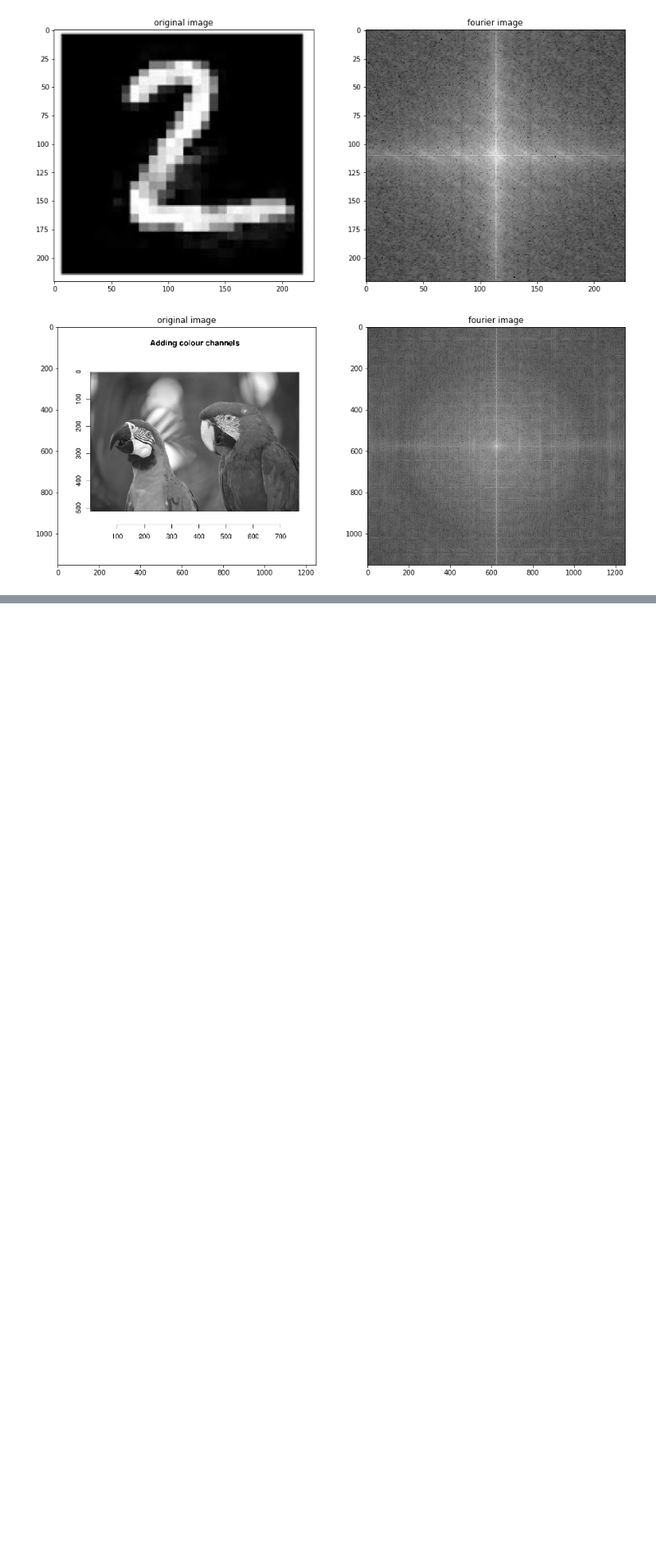
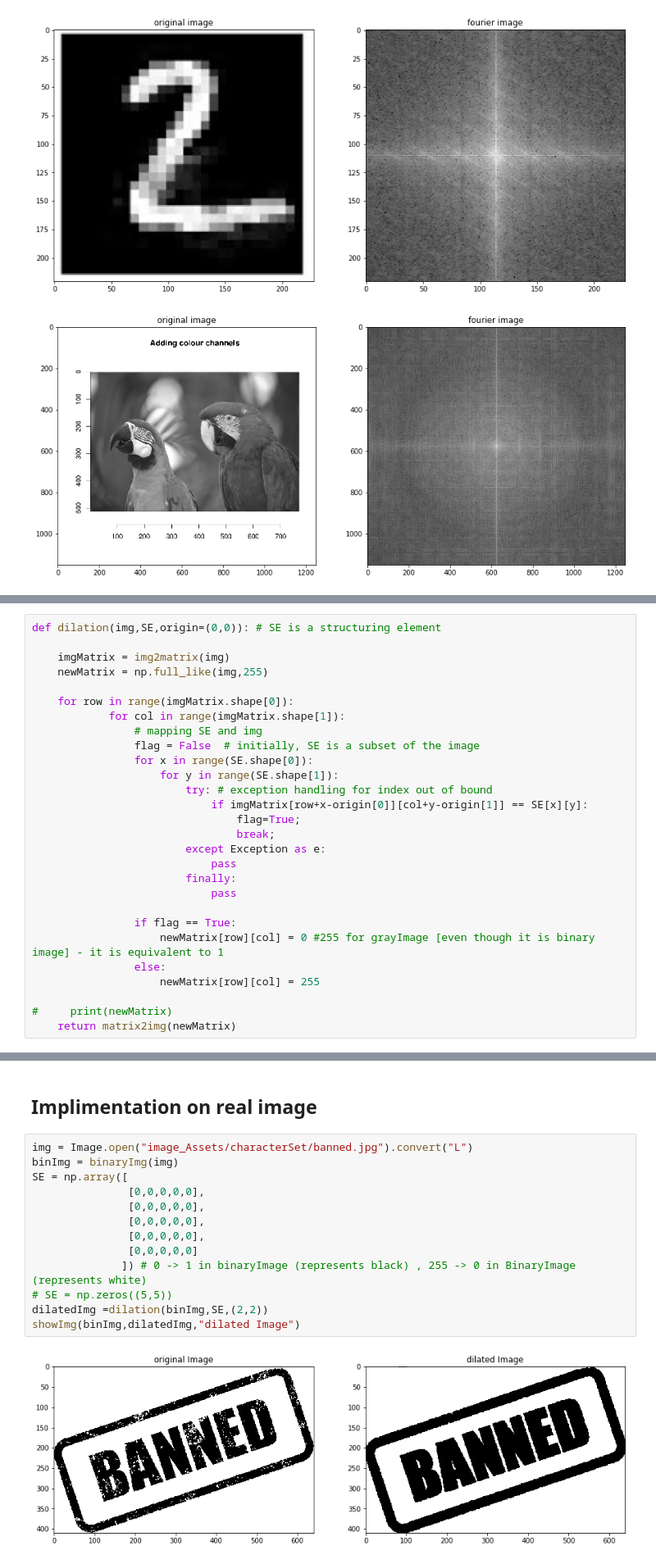
Before and after one commit to s-4-m-a-n/Image-processing-from-scratch, a Jupyter notebook: main.ipynb, the cells around one changed output, grey strips where cells are left out. Shown at 82% size. Drawn from its saved outputs; the diff is of its cells as text; blank space fills up the shorter version.

```diff
--- a/main.ipynb
+++ b/main.ipynb
@@ -675,0 +739,28 @@ showImg(img,imgFFT,"fourier image")
+# %%
+def dilation(img,SE,origin=(0,0)): # SE is a structuring element
+
+    imgMatrix = img2matrix(img)
+    newMatrix = np.full_like(img,255)
+
+    for row in range(imgMatrix.shape[0]):
+            for col in range(imgMatrix.shape[1]):
+                # mapping SE and img
+                flag = False  # initially, SE is a subset of the image
+                for x in range(SE.shape[0]):
+                    for y in range(SE.shape[1]):
+                        try: # exception handling for index out of bound
+                            if imgMatrix[row+x-origin[0]][col+y-origin[1]] == SE[x][y]:
+                                flag=True;
+                                break;
+                        except Exception as e:
+                            pass
+                        finally:
+                            pass
+
+                if flag == True:
+                    newMatrix[row][col] = 0 #255 for grayImage [even though it is binary image] - it is equivalent to 1
+                else:
+                    newMatrix[row][col] = 255
+
+#     print(newMatrix)
+    return matrix2img(newMatrix)
@@ -675,0 +789,17 @@ showImg(img,imgFFT,"fourier image")
+# %% [markdown]
+## Implimentation on real image
+# %%
+img = Image.open("image_Assets/characterSet/banned.jpg").convert("L")
+binImg = binaryImg(img)
+SE = np.array([
+               [0,0,0,0,0],
+               [0,0,0,0,0],
+               [0,0,0,0,0],
+               [0,0,0,0,0],
+               [0,0,0,0,0]
+              ]) # 0 -> 1 in binaryImage (represents black) , 255 -> 0 in BinaryImage (represents white)
+# SE = np.zeros((5,5))
+dilatedImg =dilation(binImg,SE,(2,2))
+showImg(binImg,dilatedImg,"dilated Image")
+# %% [output]
+[figure, added]
```
Also changed, not shown: parts of 16 cells of this notebook.
